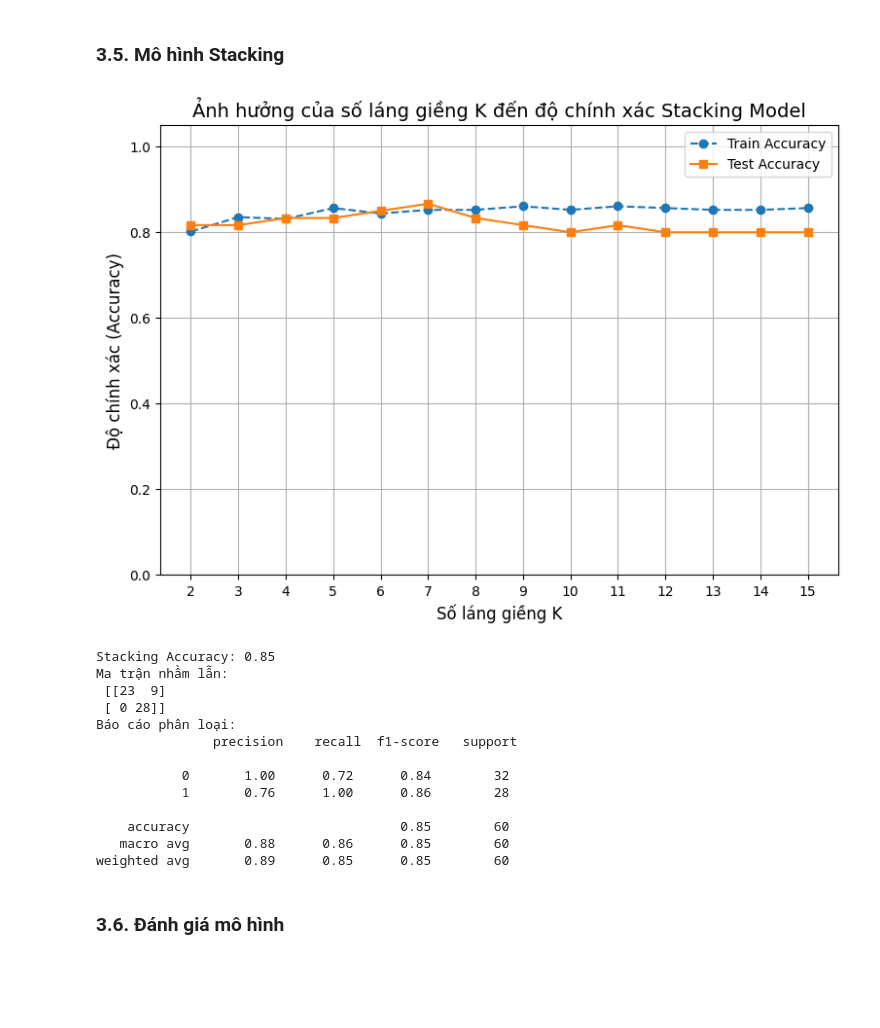
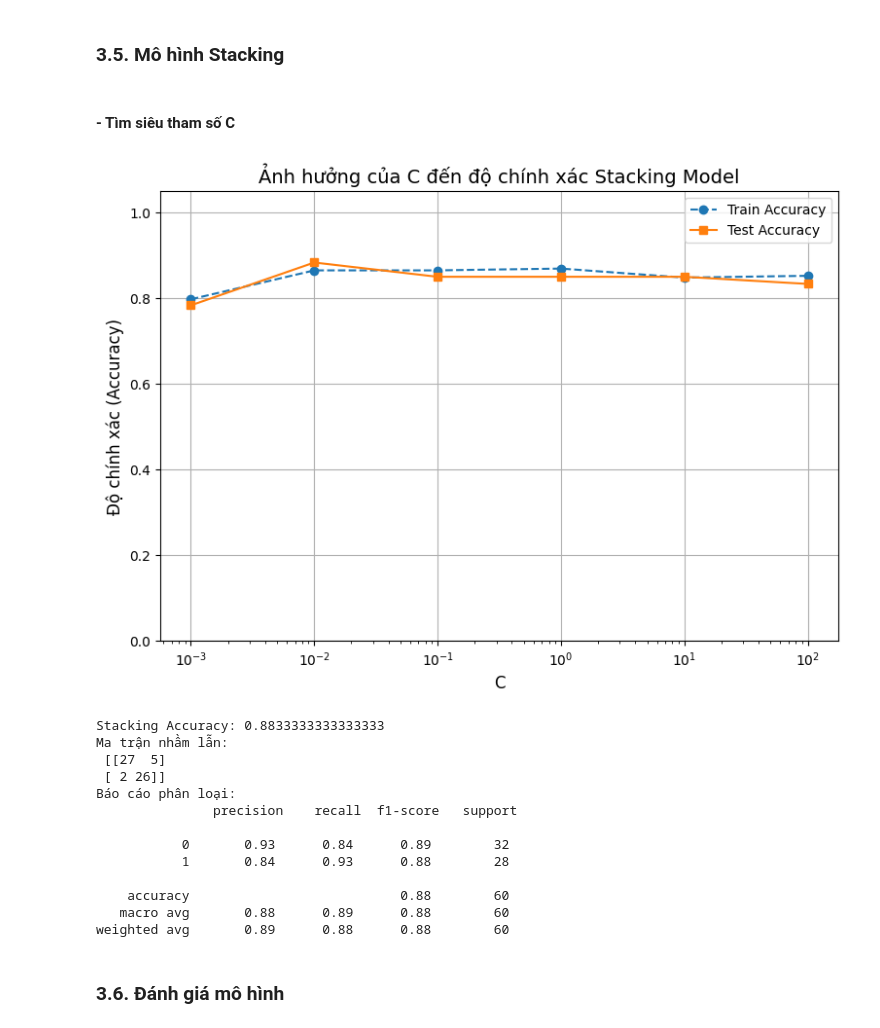
Before and after one commit to Duc-Nguyen-05/BLT-ML, a Jupyter notebook: main.ipynb, the cells around one changed output. Cells and saved outputs as stored; diff of their text form; code cells hidden in the pictures; blank space fills up the shorter version.

```diff
--- a/main.ipynb
+++ b/main.ipynb
@@ -316,0 +319,14 @@ y = df['target']
+# %%
+# Các cột liên tục cần kiểm tra
+continuous_features = ['age', 'thalach', 'oldpeak']
+
+plt.figure(figsize=(15, 5))
+plt.suptitle('Biểu đồ Box Plot phát hiện ngoại lai (trên tập Train)', fontsize=16)
+
+for i, col in enumerate(continuous_features):
+    plt.subplot(1, 3, i+1)
+    sns.boxplot(x=X[col]) # Sử dụng X_train (DataFrame trước khi scale)
+    plt.title(f'Biểu đồ Box Plot cho {col}')
+
+plt.tight_layout(rect=[0, 0.03, 1, 0.95])
+plt.savefig('boxplot_outliers.png')
@@ -422,7 +471,7 @@ depth_values = range(1, 16)
 
 for depth in depth_values:
     dt_model = DecisionTreeClassifier(
-        criterion='gini',
+        criterion='entropy',
         max_depth=depth,
         random_state=42
     )
@@ -475,7 +524,7 @@ print(f'Độ chính xác Train tương ứng: {best_train_acc:.4f}')
 #### - Đánh giá mô hình DT cuối cùng (max_depth=3):
 # %%
 dt_model = DecisionTreeClassifier(
-    criterion='gini',   # hoặc 'entropy'
+    criterion='entropy',   # hoặc 'entropy'
     max_depth=3,     # có thể giới hạn độ sâu để tránh overfitting
     random_state=42
 )
@@ -554,7 +603,7 @@ plt.show()
 log_model = LogisticRegression(
     solver='liblinear',  # hỗ trợ cả L1 và L2
     penalty='l2',
-    C=0.1,
+    C=0.01,
     random_state=42,
     max_iter=10000
 )
@@ -586,55 +635,56 @@ Báo cáo phân loại:
 weighted avg       0.89      0.88      0.88        60
 # %% [markdown]
 ### 3.5. Mô hình Stacking
+# %% [markdown]
+#### - Tìm siêu tham số C
 # %%
 # --- Danh sách K cần kiểm tra ---
-k_values = range(2, 16)
+c_values =[0.001, 0.01, 0.1, 1, 10, 100]
 train_scores = []
 test_scores = []
 base_models = [
     ('knn', knn),
     ('dt', dt_model),
     ('log', log_model)
 ]
-for k in k_values:
-    # Meta-model KNN với số láng giềng khác nhau
-    meta_model = KNeighborsClassifier(n_neighbors=k)
-    # meta_model = RandomForestClassifier(max_depth=k,random_state=42)
+for k in c_values:
+    meta_model = LogisticRegression(C=k, solver='liblinear', max_iter=1000)
     # Tạo stacking model
     stacking_model = StackingClassifier(
         estimators=base_models,
         final_estimator=meta_model,
         passthrough=False,
         cv=5
     )
 
     # Huấn luyện
-    stacking_model.fit(X_train, y_train)
+    stacking_model.fit(X_train_scaled, y_train)
 
     # Độ chính xác trên train
-    train_preds = stacking_model.predict(X_train)
+    train_preds = stacking_model.predict(X_train_scaled)
     train_acc = accuracy_score(y_train, train_preds)
     train_scores.append(train_acc)
 
     # Độ chính xác trên test
-    test_preds = stacking_model.predict(X_test)
+    test_preds = stacking_model.predict(X_test_scaled)
     test_acc = accuracy_score(y_test, test_preds)
     test_scores.append(test_acc)
 
 # --- Vẽ biểu đồ ---
 plt.figure(figsize=(9, 6))
-plt.plot(k_values, train_scores, marker='o', label='Train Accuracy', linestyle='--')
-plt.plot(k_values, test_scores, marker='s', label='Test Accuracy', linestyle='-')
-plt.xlabel('Số láng giềng K', fontsize=12)
+plt.plot(c_values, train_scores, marker='o', label='Train Accuracy', linestyle='--')
+plt.plot(c_values, test_scores, marker='s', label='Test Accuracy', linestyle='-')
+plt.xscale('log')
+plt.xlabel('C', fontsize=12)
 plt.ylabel('Độ chính xác (Accuracy)', fontsize=12)
-plt.title('Ảnh hưởng của số láng giềng K đến độ chính xác Stacking Model', fontsize=14)
-plt.xticks(k_values)
+plt.title('Ảnh hưởng của C đến độ chính xác Stacking Model', fontsize=14)
+plt.xticks(c_values)
 plt.ylim(0, 1.05)
 plt.legend()
 plt.grid(True)
 plt.show()
 # %% [output]
-[figure, old version]
+[figure, new version]
 # %%
 # --- Base models ---
 base_models = [
@@ -645,10 +695,7 @@ base_models = [
 
 # --- Meta-model ---
 meta_model = LogisticRegression(C=0.01, solver='liblinear', max_iter=1000)
-meta_model = LogisticRegression(C=0.001, solver='liblinear', max_iter=1000)
-# meta_model = LogisticRegression(C=0.0001, solver='liblinear', max_iter=1000)
-# meta_model = KNeighborsClassifier(n_neighbors=7)
-# meta_model_rf = RandomForestClassifier(max_depth=7,random_state=42)
+# meta_model = LogisticRegression(C=1, solver='liblinear', max_iter=1000)
 
 
 # --- Tạo stacking model ---
@@ -660,29 +707,29 @@ stacking_model = StackingClassifier(
 )
 
 # --- Huấn luyện ---
-stacking_model.fit(X_train, y_train)
+stacking_model.fit(X_train_scaled, y_train)
 
 # --- Dự đoán ---
-stacking_preds = stacking_model.predict(X_test)
+stacking_preds = stacking_model.predict(X_test_scaled)
 
 # --- Đánh giá ---
 print("Stacking Accuracy:", accuracy_score(y_test, stacking_preds))
 print("Ma trận nhầm lẫn:\n", confusion_matrix(y_test, stacking_preds))
 print("Báo cáo phân loại:\n", classification_report(y_test, stacking_preds))
 # %% [output]
-Stacking Accuracy: 0.85
+Stacking Accuracy: 0.8833333333333333
 Ma trận nhầm lẫn:
- [[23  9]
- [ 0 28]]
+ [[27  5]
+ [ 2 26]]
 Báo cáo phân loại:
                precision    recall  f1-score   support
 
-           0       1.00      0.72      0.84        32
-           1       0.76      1.00      0.86        28
+           0       0.93      0.84      0.89        32
+           1       0.84      0.93      0.88        28
 
-    accuracy                           0.85        60
-   macro avg       0.88      0.86      0.85        60
-weighted avg       0.89      0.85      0.85        60
+    accuracy                           0.88        60
+   macro avg       0.88      0.89      0.88        60
+weighted avg       0.89      0.88      0.88        60
 # %% [markdown]
 ### 3.6. Đánh giá mô hình
 # %%
```
Also changed, not shown: parts of 9 cells of this notebook.
